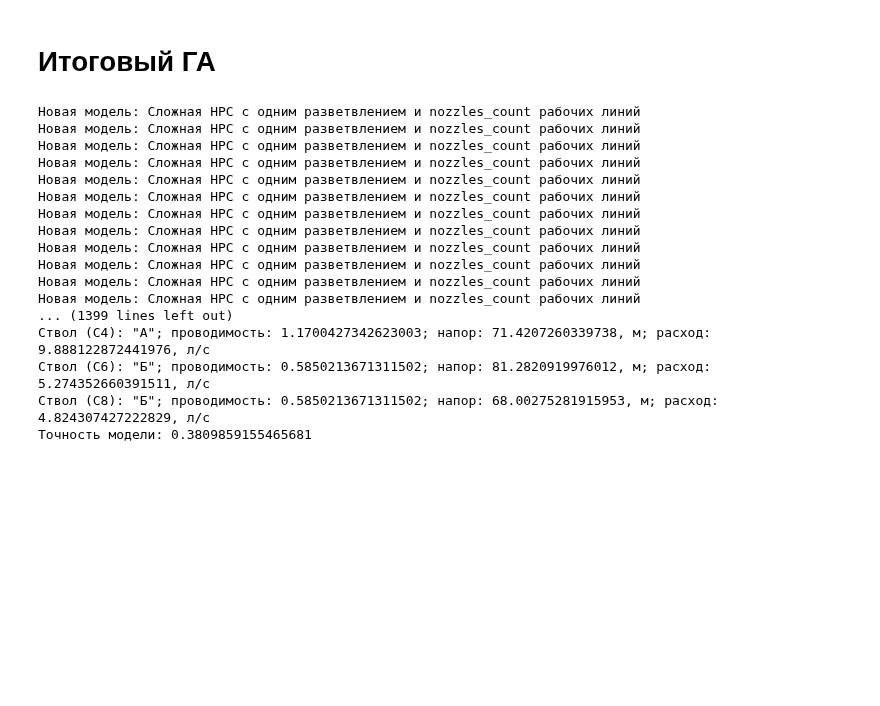
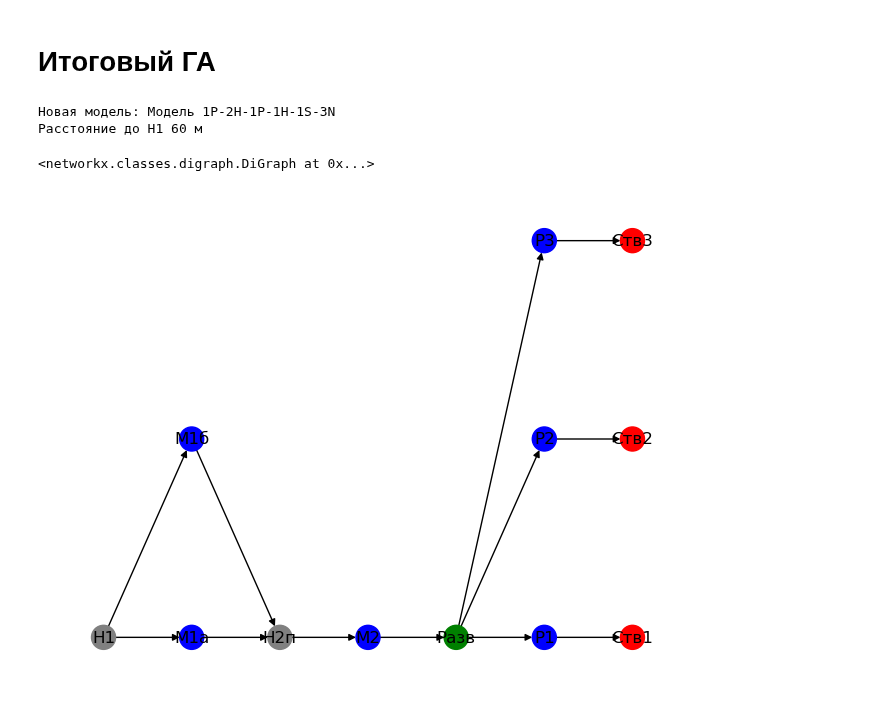
Before and after one commit to Obsidian-pb/NRS_modeller, a Jupyter notebook: workFolder/ga5.ipynb, the cells around one changed output. Saved outputs shown, nothing was run; the diff lists cells and outputs as text; code cells hidden in the pictures; blank space fills up the shorter version.

```diff
--- a/workFolder/ga5.ipynb
+++ b/workFolder/ga5.ipynb
@@ -1498,44 +1451,39 @@ def genetic_algorithm(model_preset, aims, aims_not_more=None, aims_not_less=None
     best_bot = sorted(population, key=sort_key)[0]
 
     return best_bot, accs
-
-
-# Цели оптимизации:
-aims = {'38дв':0, '51нп':0, '66нп':0,'110': 0, '150': 0, '200': 0, '225': 0, '250': 0, '300': 0, 'hoses':0, 'max_L': 2000}
-# aims_not_more = {'150': 100, '51':20, '77':16, '89':10}
-aims_not_more = {'51':20, '66':20, '77':16, '89':10}
-aims_not_less = {'min_L': 1800, 'Q':20}
-
-# Запуск ГА:
-work_model, accs = genetic_algorithm(model_preset=Presets.single_splitter,
-                               aims=aims, aims_not_more=aims_not_more, aims_not_less=aims_not_less,
-                               pop_size=400,
-                               best_bots_size = 50,
-                               mutation_count=5,
-                               epochs=1000,
-                               target = 0.001
-                               )
-
-# Печать данных
-Appraiser.print_GA_NRS_model_elements_state(work_model)
-
-print("Точность модели:",
-        Appraiser.evaluate(Appraiser.metrics(work_model), aims=aims, aims_not_more=aims_not_more, aims_not_less=aims_not_less))
-# %% [output]
-Новая модель: Сложная НРС с одним разветвлением и nozzles_count рабочих линий
-Новая модель: Сложная НРС с одним разветвлением и nozzles_count рабочих линий
-Новая модель: Сложная НРС с одним разветвлением и nozzles_count рабочих линий
-Новая модель: Сложная НРС с одним разветвлением и nozzles_count рабочих линий
-Новая модель: Сложная НРС с одним разветвлением и nozzles_count рабочих линий
-Новая модель: Сложная НРС с одним разветвлением и nozzles_count рабочих линий
-Новая модель: Сложная НРС с одним разветвлением и nozzles_count рабочих линий
-Новая модель: Сложная НРС с одним разветвлением и nozzles_count рабочих линий
-Новая модель: Сложная НРС с одним разветвлением и nozzles_count рабочих линий
-Новая модель: Сложная НРС с одним разветвлением и nozzles_count рабочих линий
-Новая модель: Сложная НРС с одним разветвлением и nozzles_count рабочих линий
-Новая модель: Сложная НРС с одним разветвлением и nozzles_count рабочих линий
-... (1399 lines left out)
-Ствол (С4): "А"; проводимость: 1.1700427342623003; напор: 71.4207260339738, м; расход: 9.888122872441976, л/с
-Ствол (С6): "Б"; проводимость: 0.5850213671311502; напор: 81.2820919976012, м; расход: 5.274352660391511, л/с
-Ствол (С8): "Б"; проводимость: 0.5850213671311502; напор: 68.00275281915953, м; расход: 4.824307427222829, л/с
-Точность модели: 0.3809859155465681
+# %%
+def build_sample_model():
+    # Структура модели
+    pump1 = GA_Element_Pump('Н1', e_type=0)
+    hoseM1 = GA_Element_Hose('М1а', e_type=1, d='77', s=NRS_Data.ss['77'])
+    hoseM2 = GA_Element_Hose('М1б', e_type=1, d='77', s=NRS_Data.ss['77'])
+    pump2 = GA_Element_Pump('Н2п', e_type=1)
+    hoseM3 = GA_Element_Hose('М2', e_type=1, d='77', s=NRS_Data.ss['77'])
+    splitter = GA_Element_Splitter('Разв', e_type=1)
+    hoseW1 = GA_Element_Hose('Р1', e_type=1, d='51', s=NRS_Data.ss['51'])
+    hoseW2 = GA_Element_Hose('Р2', e_type=1, d='51', s=NRS_Data.ss['51'])
+    hoseW3 = GA_Element_Hose('Р3', e_type=1, d='51', s=NRS_Data.ss['51'])
+    nozzle1 = GA_Element_Nozzle('Ств1', e_type=2, n_type='Б', p=NRS_Revision.calc_p(3.7, 40), q_out=q_out_nozzle)
+    nozzle2 = GA_Element_Nozzle('Ств2', e_type=2, n_type='Б', p=NRS_Revision.calc_p(3.7, 40), q_out=q_out_nozzle)
+    nozzle3 = GA_Element_Nozzle('Ств3', e_type=2, n_type='Б', p=NRS_Revision.calc_p(3.7, 40), q_out=q_out_nozzle)
+
+    pump1.append(hoseM1).append(pump2)
+    pump1.append(hoseM2).append(pump2)
+    pump2.append(hoseM3).append(splitter)
+    splitter.append(hoseW1).append(nozzle1)
+    splitter.append(hoseW2).append(nozzle2)
+    splitter.append(hoseW3).append(nozzle3)
+
+    model = GA_model('Модель 1P-2H-1P-1H-1S-3N')
+    model.addElements([pump1,hoseM1,hoseM2,pump2,hoseM3,splitter,hoseW1,hoseW2,hoseW3,nozzle1,nozzle2,nozzle3])
+    return model.check_pumps().interpretate()
+
+model = build_sample_model()
+# model = Presets.two_splitter()
+
+print_NRS_graph(model)
+# %% [output]
+Новая модель: Модель 1P-2H-1P-1H-1S-3N
+Расстояние до Н1 60 м
+<networkx.classes.digraph.DiGraph at 0x...>
+[figure, added]
```
Also changed, not shown: parts of 11 cells of this notebook, 3 other files.
